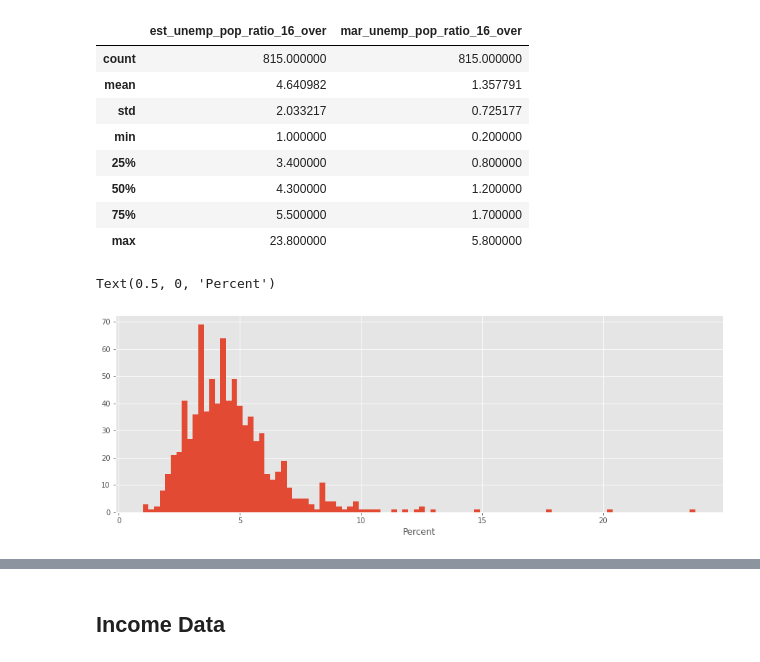
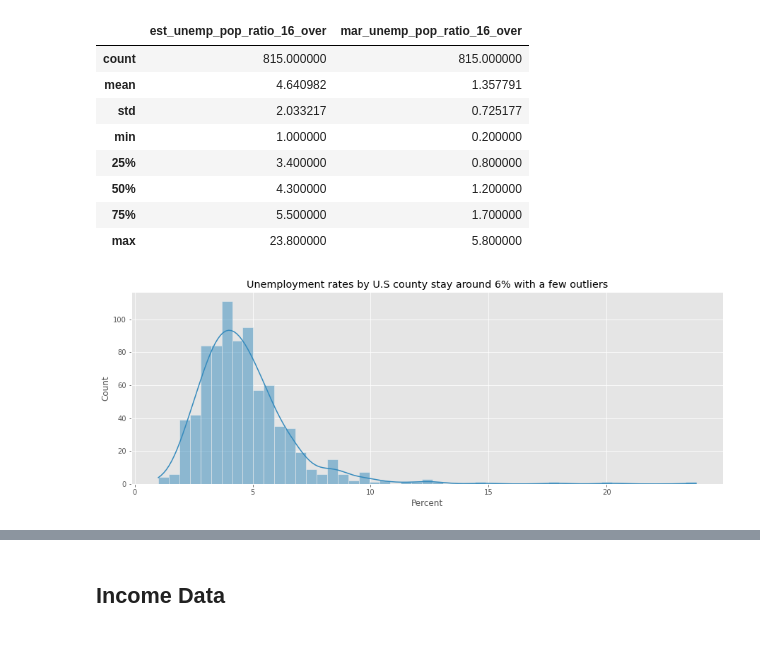
Before and after one commit to mosymns13/DS4A-Team13-Digital-Divide-Project, a Jupyter notebook: Employment and Income EDA.ipynb, the cells around one changed output, grey strips where cells are left out. Saved outputs shown, nothing was run; the diff lists cells and outputs as text; code cells hidden in the pictures.

```diff
--- a/Employment and Income EDA.ipynb
+++ b/Employment and Income EDA.ipynb
@@ -200,12 +205,13 @@ overall_pop_data[["est_unemp_pop_ratio_16_over","mar_unemp_pop_ratio_16_over"]].
 | 50% | 4.300000 | 1.200000 |
 | 75% | 5.500000 | 1.700000 |
 | max | 23.800000 | 5.800000 |
-# %%
-plt.figure(figsize=(15, 5))
-plt.style.use('ggplot')
-plt.hist(overall_pop_data["est_unemp_pop_ratio_16_over"], bins = 100)
-plt.xlabel("Percent")
-# %% [output]
-Text(0.5, 0, 'Percent')
-[figure, removed]
+# %%
+plt.figure(figsize=(15, 5))
+sns.histplot(data=overall_pop_data,
+             x="est_unemp_pop_ratio_16_over",
+             kde=True)
+plt.xlabel("Percent")
+plt.title("Unemployment rates by U.S county stay around 6% with a few outliers");
+# %% [output]
+[figure, added]
 # %% [markdown]
```
Also changed, not shown: parts of 24 cells of this notebook.
